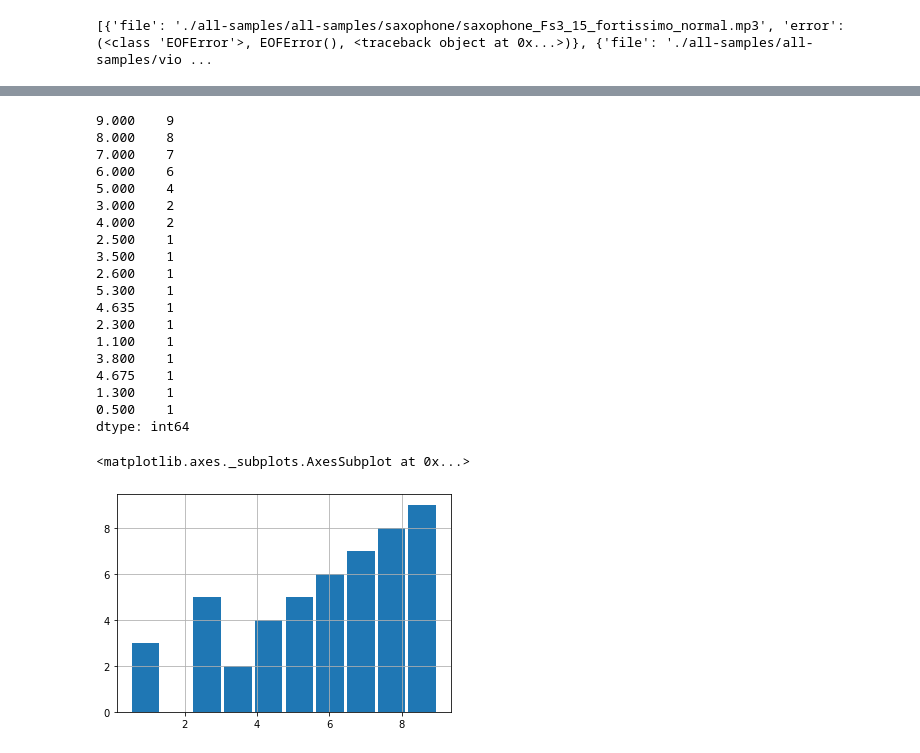
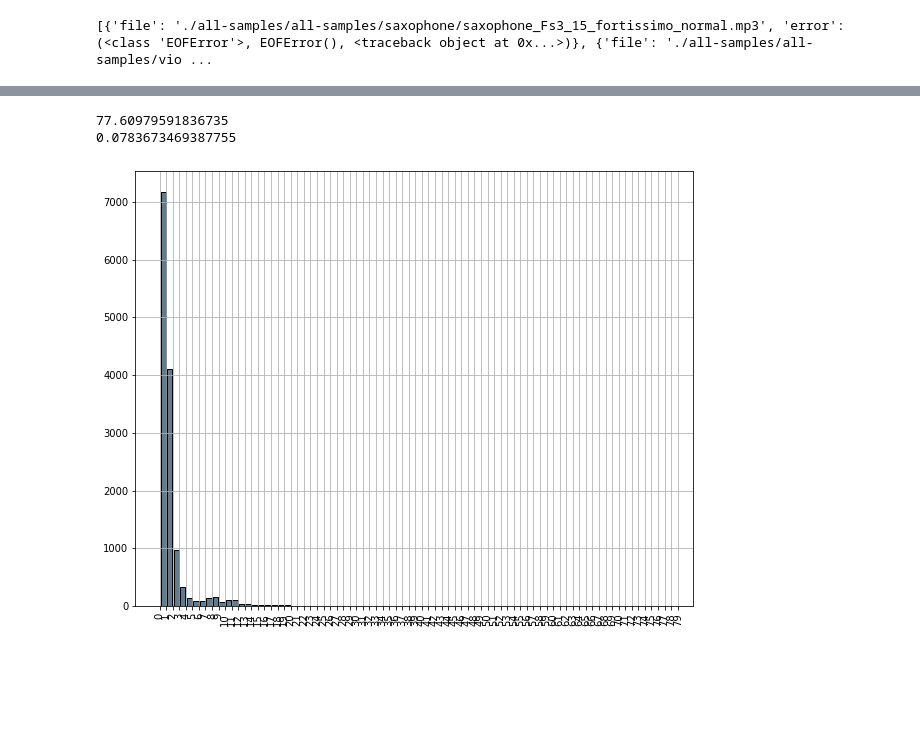
Before and after one commit to prachitui/Generator-Predictor-for-Audio-Signals-using-CNN, a Jupyter notebook: googleColab_trials.ipynb, the cells around one changed output, grey strips where cells are left out. Saved outputs shown, nothing was run; the diff lists cells and outputs as text; code cells hidden in the pictures; blank space fills up the shorter version.

```diff
--- a/googleColab_trials.ipynb
+++ b/googleColab_trials.ipynb
@@ -141,31 +139,21 @@ import pandas as pd
-# %%
-list_of_numbers=[0.5,1.1,1.3,2.5,2.6,2.3,3,3.5,3.8,3,4.635,4,4.675,4,5.3,5,5,5,5,6,6,6,6,6,6,7,7,7,7,7,7,7,8,8,8,8,8,8,8,8,9,9,9,9,9,9,9,9,9]
-# Convert list of numbers to pandas series
-series_of_numbers=pd.Series(list_of_numbers)
-# If we use .value_counts(), this is not wat we want.
-series_of_numbers.value_counts()
-# %% [output]
-9.000    9
-8.000    8
-7.000    7
-6.000    6
-5.000    4
-3.000    2
-4.000    2
-2.500    1
-3.500    1
-2.600    1
-5.300    1
-4.635    1
-2.300    1
-1.100    1
-3.800    1
-4.675    1
-1.300    1
-0.500    1
-dtype: int64
-# %%
-series_of_numbers.hist(bins=10,rwidth=0.9)
-# %% [output]
-<matplotlib.axes._subplots.AxesSubplot at 0x...>
-[figure, removed]
+# %%
+# Maximum duration
+print(max(durations))
+# Minumum duration
+print(min(durations))
+# %% [output]
+77.60979591836735
+0.0783673469387755
+# %%
+import numpy as np
+import matplotlib.pyplot as plt
+import math
+df_durations = pd.Series(durations)
+w = 1
+n = math.ceil((df_durations.max() - df_durations.min())/w)
+plt.figure(figsize=(10,8))
+df_durations.hist(grid=True, bins=n, rwidth=0.8,
+                   color='#607c8e', histtype='bar', ec='black')
+plt.xticks(np.arange(0,80,1), rotation=90);
+# %% [output]
+[figure, added]
```
Also changed, not shown: parts of 11 cells of this notebook.
